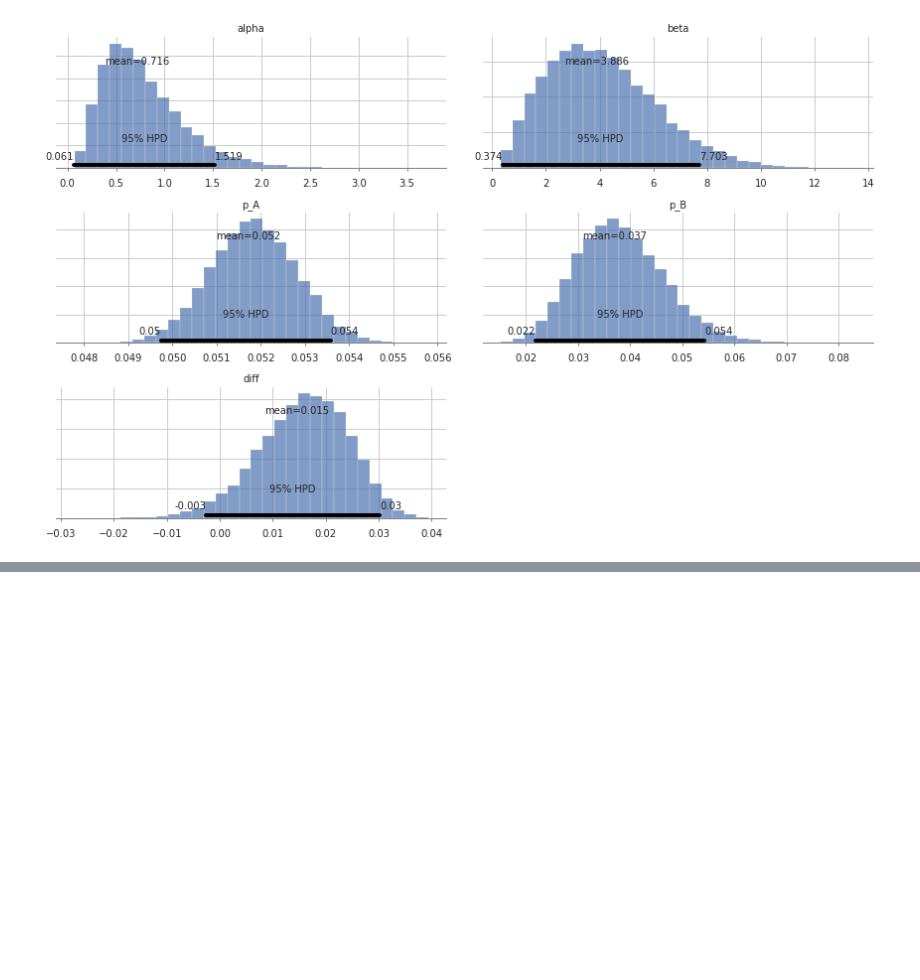
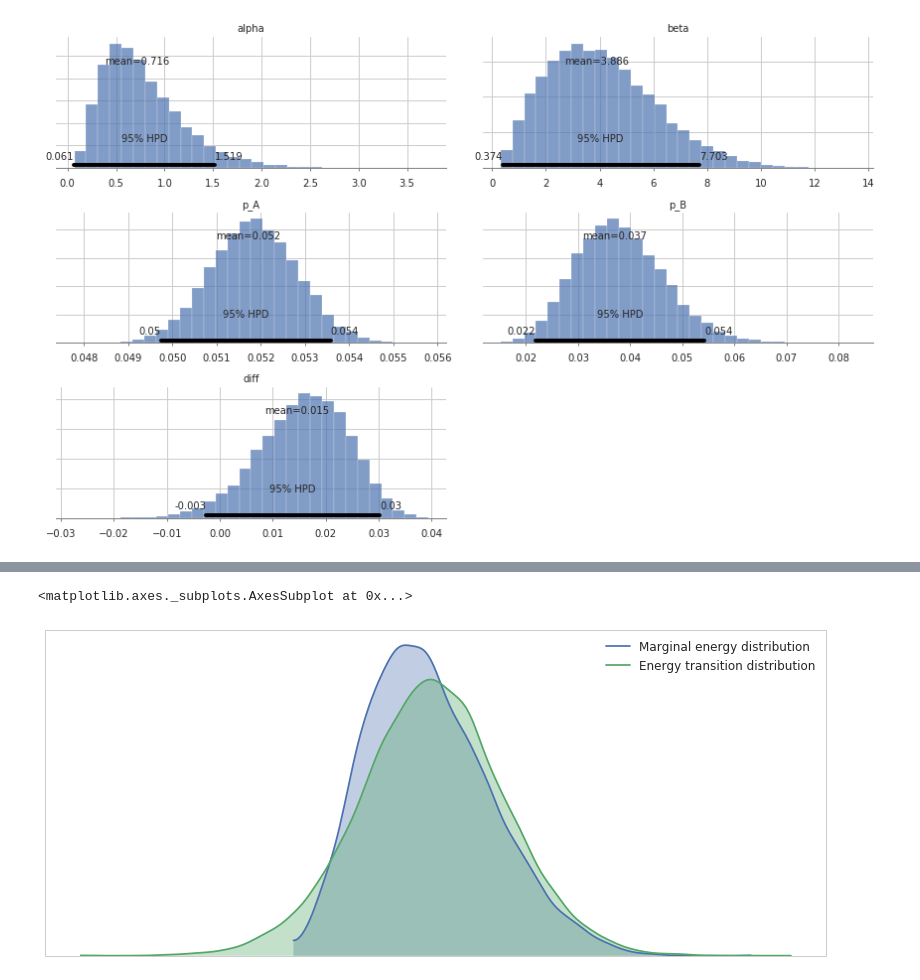
Before and after one commit to Emaasit/learning-pymc3, a Jupyter notebook: bm4h/ch02_more_pymc.ipynb, the cells around one changed output, grey strips where cells are left out. Cells and saved outputs as stored; diff of their text form; code cells hidden in the pictures; blank space fills up the shorter version.

```diff
--- a/bm4h/ch02_more_pymc.ipynb
+++ b/bm4h/ch02_more_pymc.ipynb
@@ -202,0 +294,5 @@ array([<matplotlib.axes._subplots.AxesSubplot object at 0x...>,
+# %%
+pm.energyplot(posterior)
+# %% [output]
+<matplotlib.axes._subplots.AxesSubplot at 0x...>
+[figure, added]
```
Also changed, not shown: parts of 24 cells of this notebook, 2 other files.
